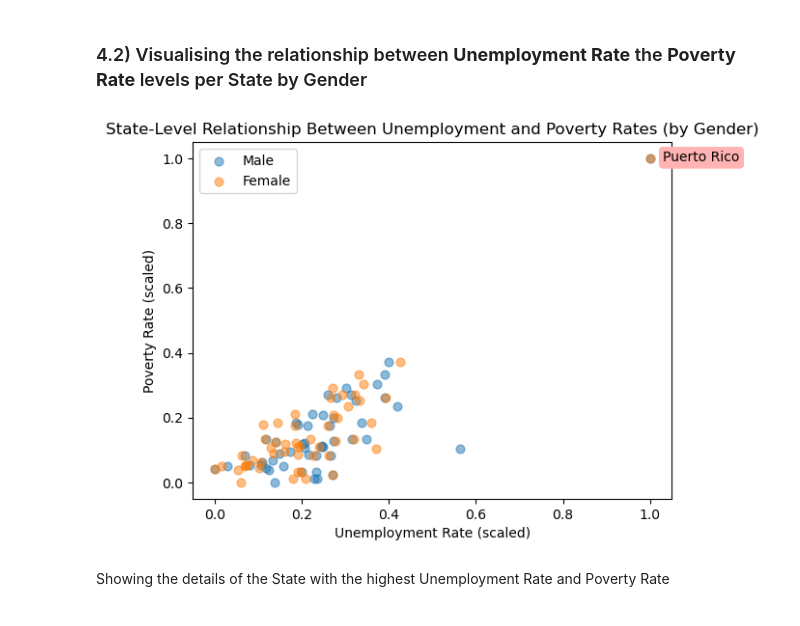
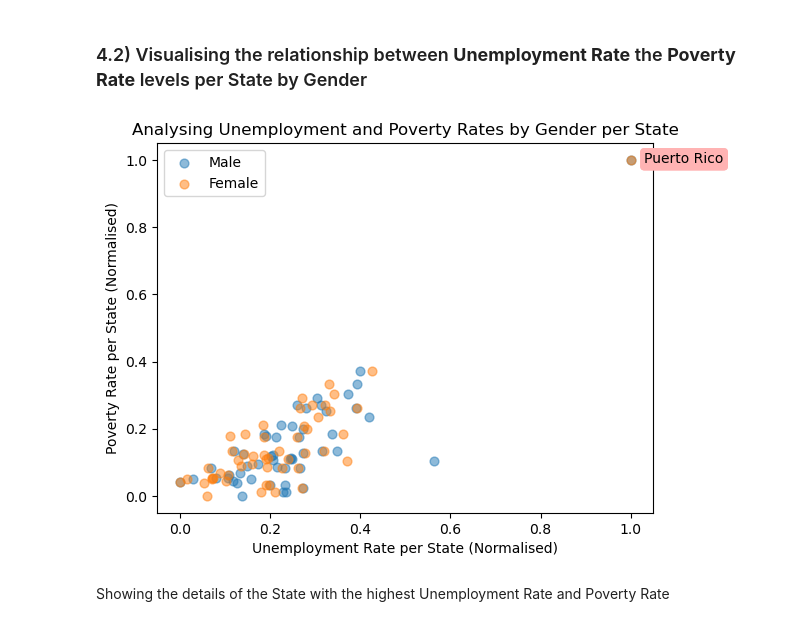
Before and after one commit to kaymighty86/us-poverty-rate-analysis, a Jupyter notebook: us_poverty_rate_analysis_notebook.ipynb, the cells around one changed output. Cells and saved outputs as stored; diff of their text form; code cells hidden in the pictures.

```diff
--- a/us_poverty_rate_analysis_notebook.ipynb
+++ b/us_poverty_rate_analysis_notebook.ipynb
@@ -494,8 +496,8 @@ def visualiseReationship(x, y, xlabel, ylabel, data_label = None, max_annot_text
     plt.scatter(x_norm, y_norm, marker=marker, label=data_label, alpha=opacity, s=size)
     if max_annot_text:
         plt.annotate(max_annot_text, xy = (x_norm.max()+0.03, y_norm.max()-0.01), bbox=dict(boxstyle="round", fc=(1.0, 0.7, 0.7), ec="none"))
-    plt.xlabel(f"{xlabel} (scaled)")
-    plt.ylabel(f"{ylabel} (scaled)")
+    plt.xlabel(f"{xlabel} (Normalised)")
+    plt.ylabel(f"{ylabel} (Normalised)")
 # %%
 visualiseReationship(filtered_df["avg_centrebased_care_price"], filtered_df["avg_family_childcare_price"], xlabel="Mean Centre-Based Care Price", ylabel="Mean Family Child Care Price")
 plt.title("Relationship between the Types of Child Care Prices")
@@ -571,16 +573,16 @@ __Insights:__
 # %%
 male_data = filtered_df[["state_name", "poverty_rate", "male_unemployed_rate"]].groupby(["state_name"]).mean()
 female_data = filtered_df[["state_name", "poverty_rate", "female_unemployed_rate"]].groupby(["state_name"]).mean()
 m_max_annotate_text = male_data[male_data["poverty_rate"] == male_data["poverty_rate"].max()].index[0] #to show the name of the state with the highest level of unemployment rate to poverty rate
 f_max_annotate_text = female_data[female_data["poverty_rate"] == female_data["poverty_rate"].max()].index[0] #to show the name of the state with the highest level of unemployment rate to poverty rate
 
-visualiseReationship(male_data["male_unemployed_rate"], male_data["poverty_rate"], data_label="Male", ylabel="Poverty Rate", xlabel="Unemployment Rate", max_annot_text = m_max_annotate_text,  marker="o", transparent=True, size = 40)
-visualiseReationship(female_data["female_unemployed_rate"], female_data["poverty_rate"], data_label="Female", ylabel="Poverty Rate", xlabel="Unemployment Rate", max_annot_text = m_max_annotate_text, marker="o", transparent=True, size = 40)
-plt.title("State-Level Relationship Between Unemployment and Poverty Rates (by Gender)")
+visualiseReationship(male_data["male_unemployed_rate"], male_data["poverty_rate"], data_label="Male", ylabel="Poverty Rate per State", xlabel="Unemployment Rate per State", max_annot_text = m_max_annotate_text,  marker="o", transparent=True, size = 40)
+visualiseReationship(female_data["female_unemployed_rate"], female_data["poverty_rate"], data_label="Female", ylabel="Poverty Rate per State", xlabel="Unemployment Rate per State", max_annot_text = m_max_annotate_text, marker="o", transparent=True, size = 40)
+plt.title("Analysing Unemployment and Poverty Rates by Gender per State")
 plt.legend()
 plt.show()
 # %% [output]
-[figure, old version]
+[figure, new version]
 # %% [markdown]
 Showing the details of the State with the highest Unemployment Rate and Poverty Rate
 # %%
```
Also changed, not shown: parts of 17 cells of this notebook, 2 other files.
